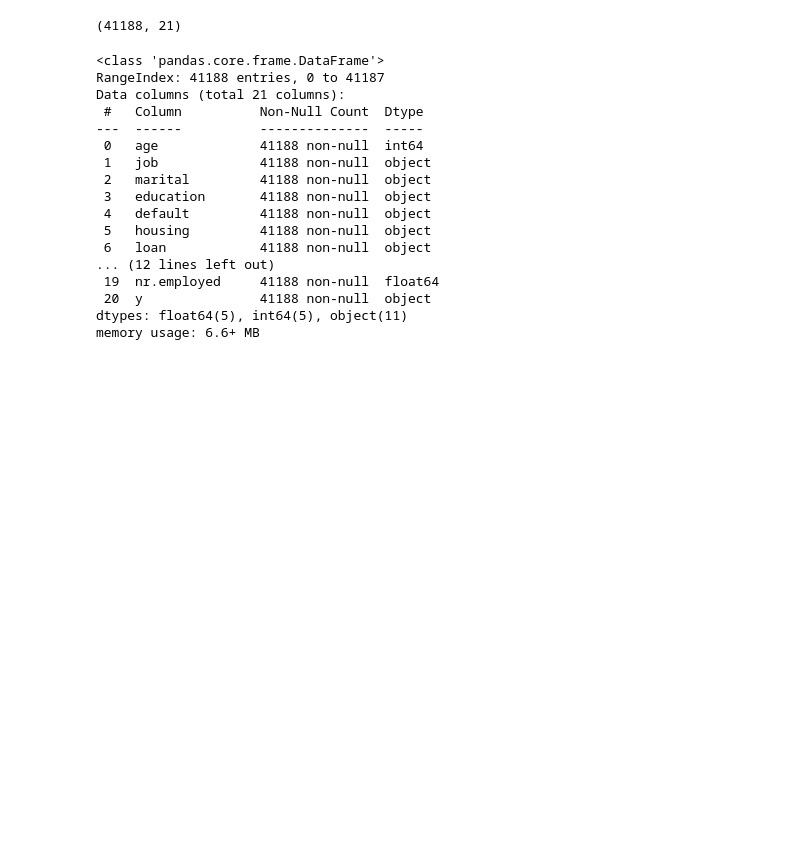
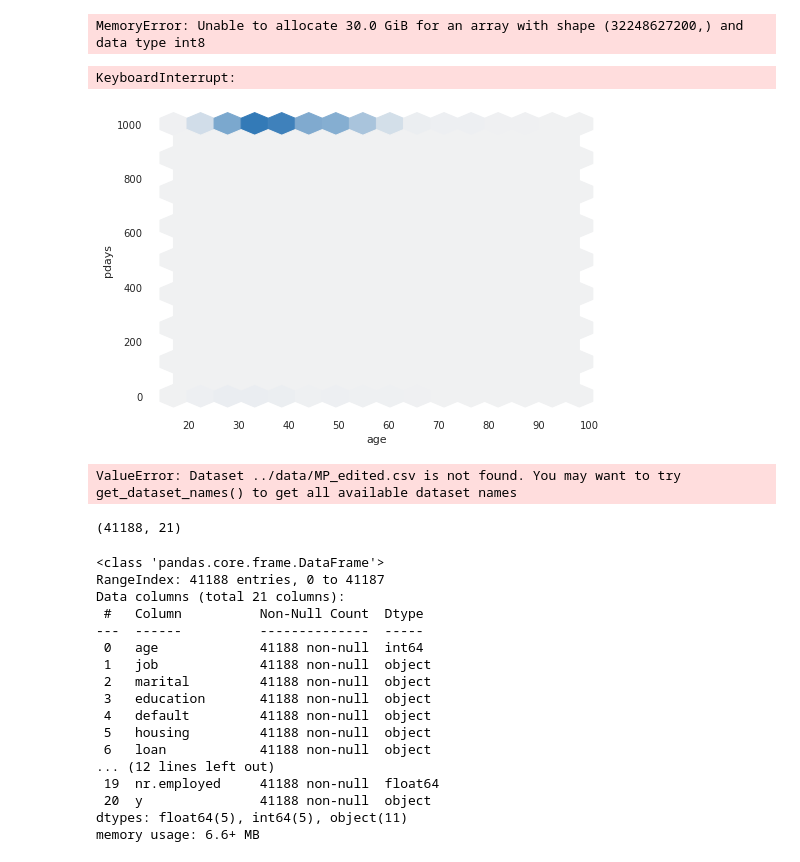
Before and after one commit to EmpireDemocratiqueDuPoulpe/4MLSP-Project, a Jupyter notebook: notebooks/MP_DataAnalysis.ipynb, the cells around one changed output. Cells and saved outputs as stored; diff of their text form; code cells hidden in the pictures; blank space fills up the shorter version.

```diff
--- a/notebooks/MP_DataAnalysis.ipynb
+++ b/notebooks/MP_DataAnalysis.ipynb
@@ -43,0 +76,11 @@ data.head()
+# %%
+from pandas_profiling import ProfileReport
+resultats = ProfileReport(data.sample(20000), title="Pandas Profiling Report")
+resultats.to_file('report.html')
+# %% [output]
+MemoryError: Unable to allocate 30.0 GiB for an array with shape (32248627200,) and data type int8
+# %%
+resultats
+# %% [output]
+KeyboardInterrupt:
+[figure, added]
@@ -44,3 +89,7 @@ data.head()
+# %%
+df = load_dataset('../data/MP_edited.csv')
+# %% [output]
+ValueError: Dataset ../data/MP_edited.csv is not found. You may want to try get_dataset_names() to get all available dataset names
 # %%
 data.shape #41k lignes de données, et 21 propriétés d'infos
 # %% [output]
```
Also changed, not shown: parts of 10 cells of this notebook, 2 other files.
